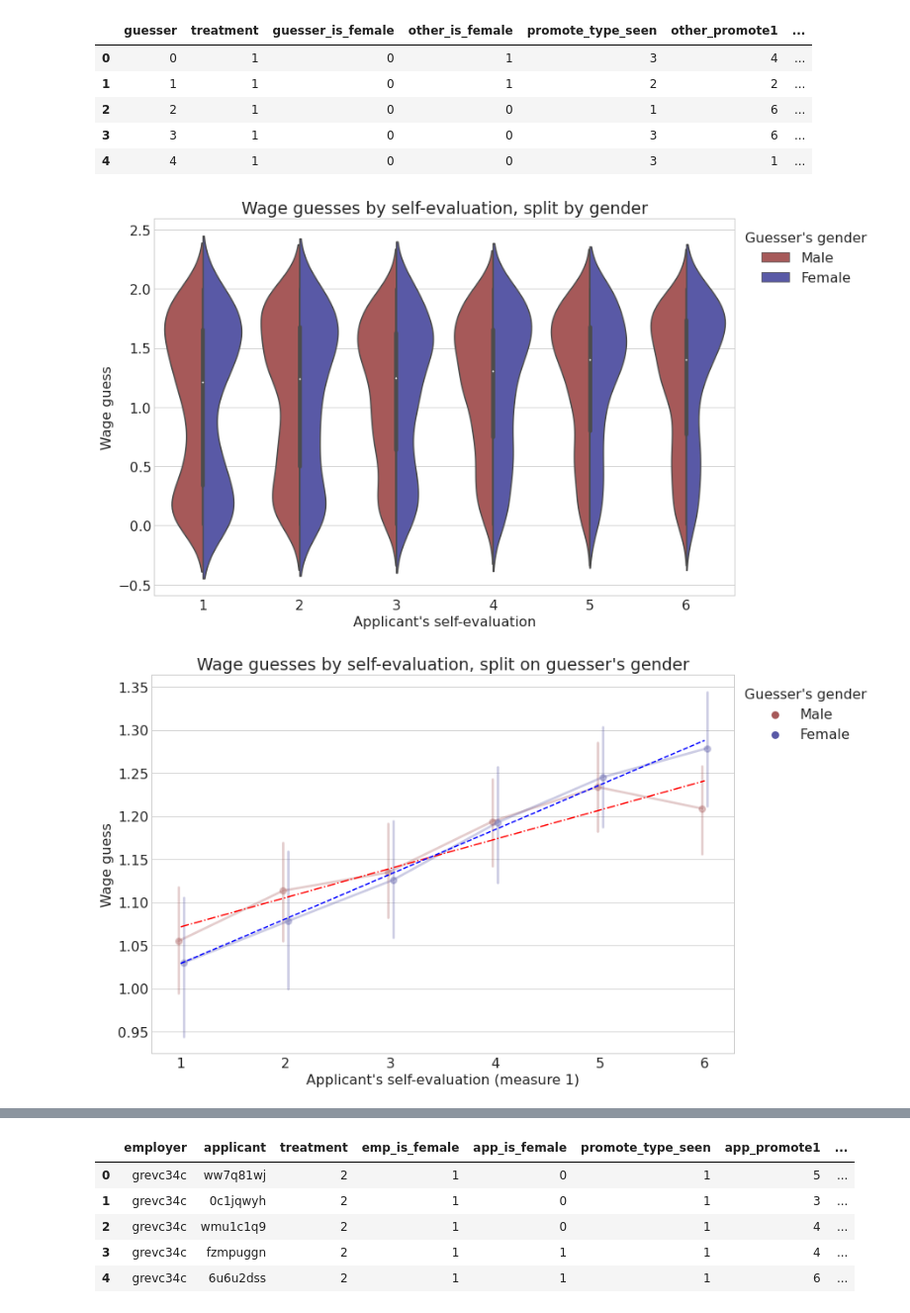
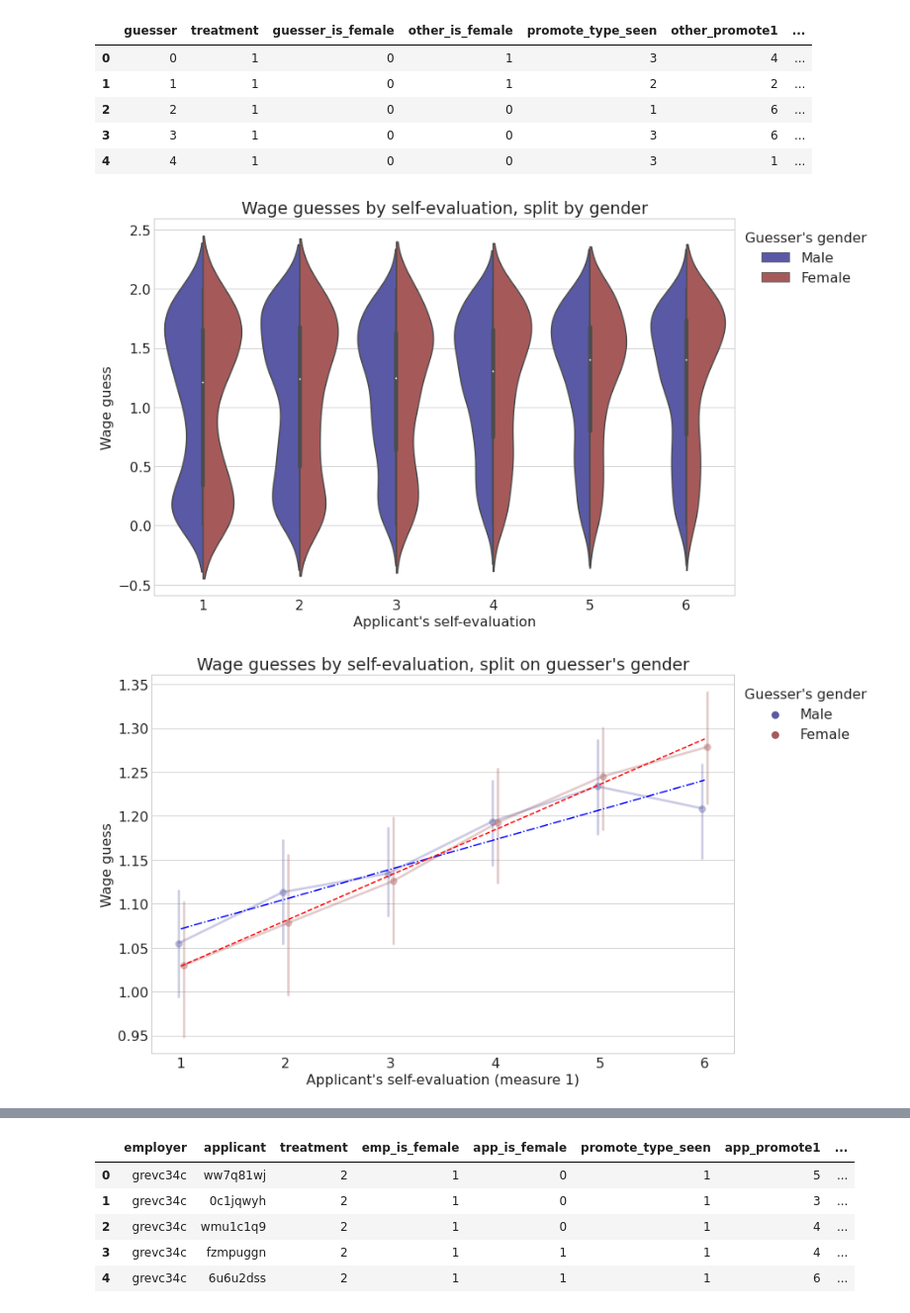
Before and after one commit to quevivasbien/pavigeorge, a Jupyter notebook: presentation_plots.ipynb, the cells around one changed output, grey strips where cells are left out. Shown at 99% size. Cells and saved outputs as stored; diff of their text form; code cells hidden in the pictures.

Commit message:
switched male and female colors in plots

```diff
--- a/presentation_plots.ipynb
+++ b/presentation_plots.ipynb
@@ -113,26 +113,24 @@ df_guesses.head()
 | 3 | 3 | 1 | 0 | 0 | 3 | 6 | ... |
 | 4 | 4 | 1 | 0 | 0 | 3 | 1 | ... |
 # %%
-colors = ['red', 'blue']
+colors = ['blue', 'red']
 styles = ['-.', '--']
 
 p = sns.violinplot(
     data=df_guesses, x='other_promote1', y='wage_guess',
     hue='guesser_is_female', split=True,
     palette=colors, saturation=0.3,
     height = 10, aspect = 1.5,
 )
 p.set(xlabel='Applicant\'s self-evaluation', ylabel='Wage guess', title='Wage guesses by self-evaluation, split by gender')
 p.legend(handles=p.legend_.legendHandles, labels=['Male', 'Female'], title='Guesser\'s gender', bbox_to_anchor=(1.25, 1.0))
 plt.xticks(range(6), range(1,7))
 
 plt.show()
 # %% [output]
-[figure, old version]
+[figure, new version]
 # %%
-colors = ['red', 'blue']
 desat_colors = [sns.desaturate(c, 0.3) for c in colors]
-styles = ['-.', '--']
 
 p = sns.pointplot(
     data=df_guesses, x='other_promote1', y='wage_guess',
@@ -152,6 +150,6 @@ for is_female in (0, 1):
 
 plt.show()
 # %% [output]
-[figure, old version]
+[figure, new version]
 # %%
 def plot_guesses_split_gender(fem):
```
Also changed, not shown: parts of 10 cells of this notebook.
